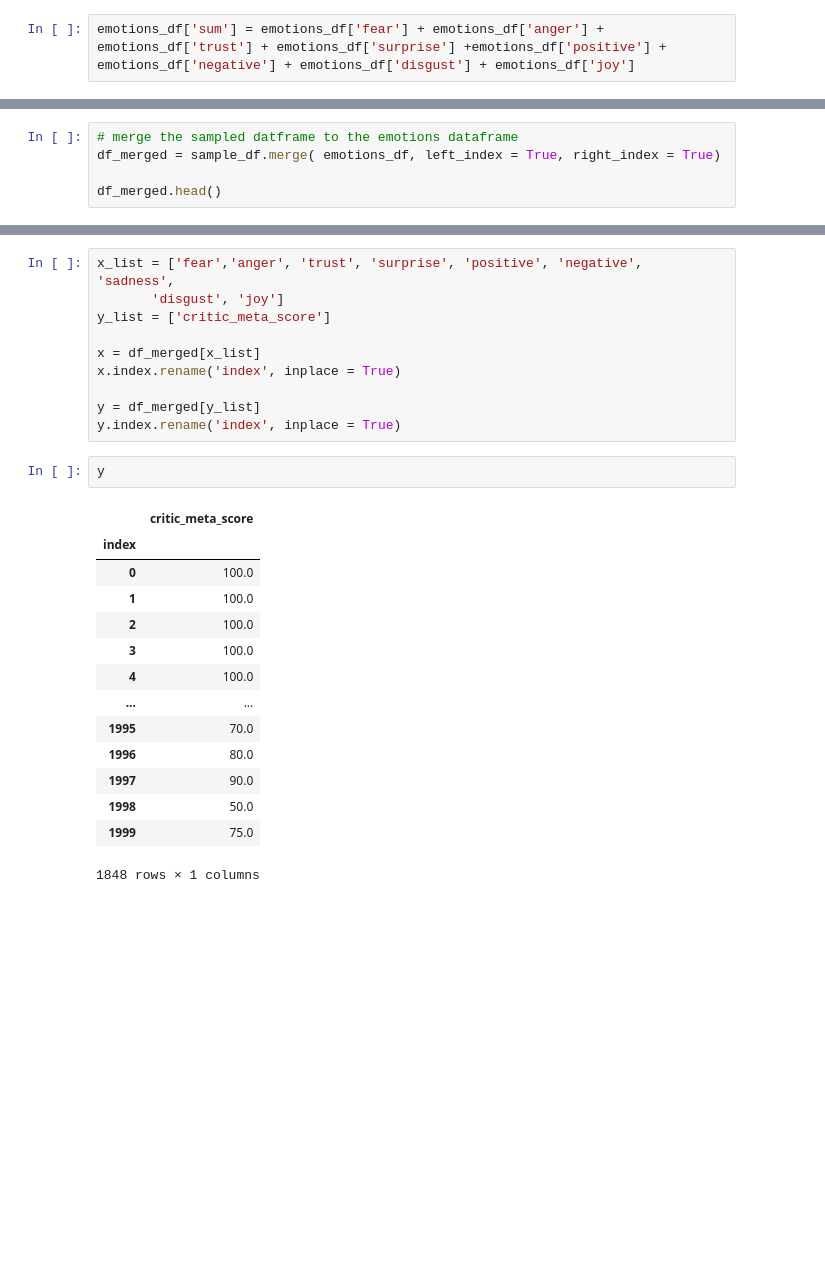
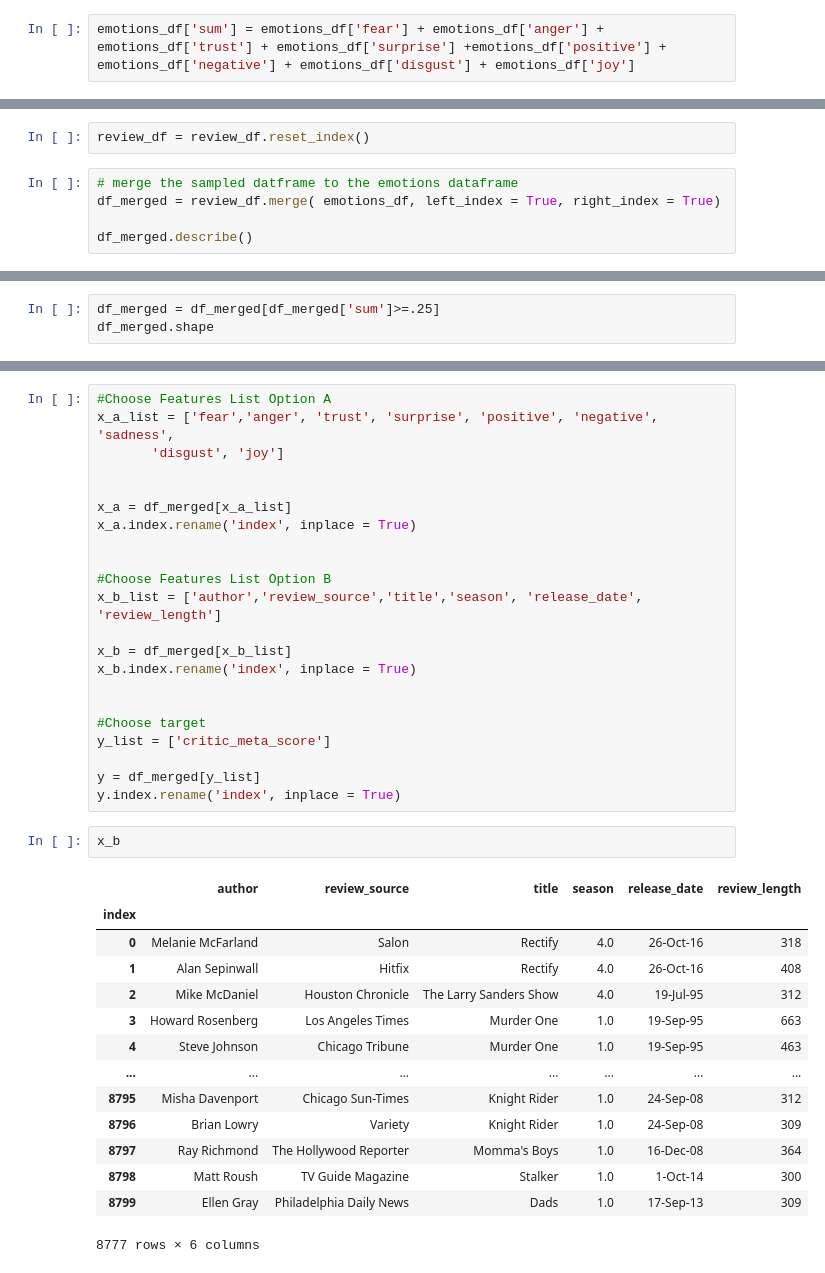
Before and after one commit to michaelangelo-kodjoe/TV_shows_ML_Analysis, a Jupyter notebook: Initial_NN_Model.ipynb, the cells around one changed output, grey strips where cells are left out. Drawn from its saved outputs; the diff is of its cells as text; blank space fills up the shorter version.

```diff
--- a/Initial_NN_Model.ipynb
+++ b/Initial_NN_Model.ipynb
@@ -162,6 +136,8 @@ emotions_df = emotions_df[emotions_df['sum']>=.25]
+# %%
+review_df = review_df.reset_index()
 # %%
 # merge the sampled datframe to the emotions dataframe
-df_merged = sample_df.merge( emotions_df, left_index = True, right_index = True)
+df_merged = review_df.merge( emotions_df, left_index = True, right_index = True)
 
-df_merged.head()
+df_merged.describe()
 # %% [output]
@@ -174,0 +153,3 @@ df_merged.head()
+# %%
+df_merged = df_merged[df_merged['sum']>=.25]
+df_merged.shape
@@ -183,31 +166,43 @@ Index(['title', 'season', 'rank', 'critic_meta_score', 'review_content',
       dtype='object')
 # %%
-x_list = ['fear','anger', 'trust', 'surprise', 'positive', 'negative', 'sadness',
+#Choose Features List Option A
+x_a_list = ['fear','anger', 'trust', 'surprise', 'positive', 'negative', 'sadness',
        'disgust', 'joy']
+
+
+x_a = df_merged[x_a_list]
+x_a.index.rename('index', inplace = True)
+
+
+#Choose Features List Option B
+x_b_list = ['author','review_source','title','season', 'release_date', 'review_length']
+
+x_b = df_merged[x_b_list]
+x_b.index.rename('index', inplace = True)
+
+
+#Choose target
 y_list = ['critic_meta_score']
-
-x = df_merged[x_list]
-x.index.rename('index', inplace = True)
 
 y = df_merged[y_list]
 y.index.rename('index', inplace = True)
 # %%
-y
+x_b
 # %% [output]
-|  | critic_meta_score |
-| index |  |
-| 0 | 100.0 |
-| 1 | 100.0 |
-| 2 | 100.0 |
-| 3 | 100.0 |
-| 4 | 100.0 |
-| ... | ... |
-| 1995 | 70.0 |
-| 1996 | 80.0 |
-| 1997 | 90.0 |
-| 1998 | 50.0 |
-| 1999 | 75.0 |
+|  | author | review_source | title | season | release_date | review_length |
+| index |  |  |  |  |  |  |
+| 0 | Melanie McFarland | Salon | Rectify | 4.0 | 26-Oct-16 | 318 |
+| 1 | Alan Sepinwall | Hitfix | Rectify | 4.0 | 26-Oct-16 | 408 |
+| 2 | Mike McDaniel | Houston Chronicle | The Larry Sanders Show | 4.0 | 19-Jul-95 | 312 |
+| 3 | Howard Rosenberg | Los Angeles Times | Murder One | 1.0 | 19-Sep-95 | 663 |
+| 4 | Steve Johnson | Chicago Tribune | Murder One | 1.0 | 19-Sep-95 | 463 |
+| ... | ... | ... | ... | ... | ... | ... |
+| 8795 | Misha Davenport | Chicago Sun-Times | Knight Rider | 1.0 | 24-Sep-08 | 312 |
+| 8796 | Brian Lowry | Variety | Knight Rider | 1.0 | 24-Sep-08 | 309 |
+| 8797 | Ray Richmond | The Hollywood Reporter | Momma's Boys | 1.0 | 16-Dec-08 | 364 |
+| 8798 | Matt Roush | TV Guide Magazine | Stalker | 1.0 | 1-Oct-14 | 300 |
+| 8799 | Ellen Gray | Philadelphia Daily News | Dads | 1.0 | 17-Sep-13 | 309 |
-1848 rows × 1 columns
+8777 rows × 6 columns
 # %%
 df_merged.to_csv('tv_emotions_data.csv')
 
```
Also changed, not shown: parts of 15 cells of this notebook, 4 other files.
